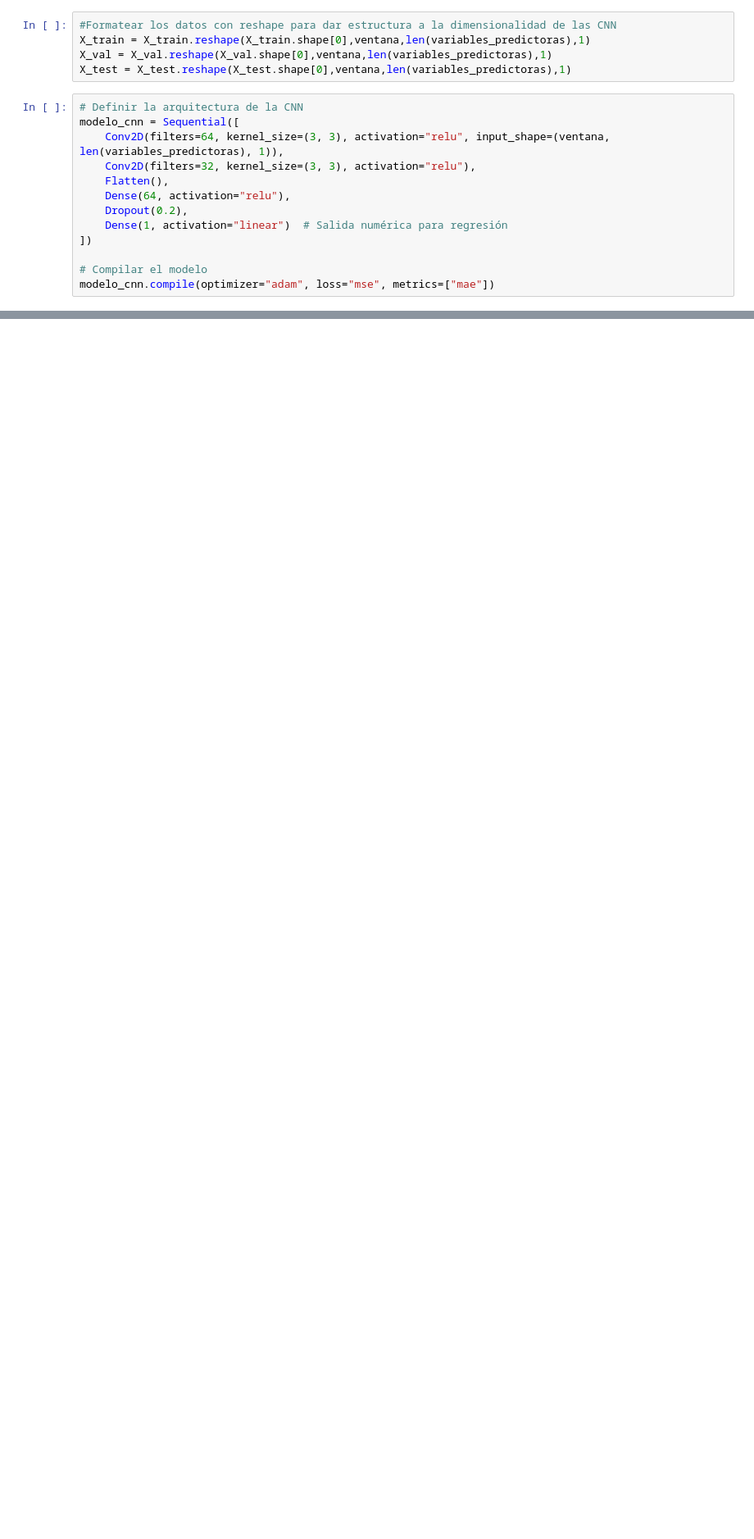
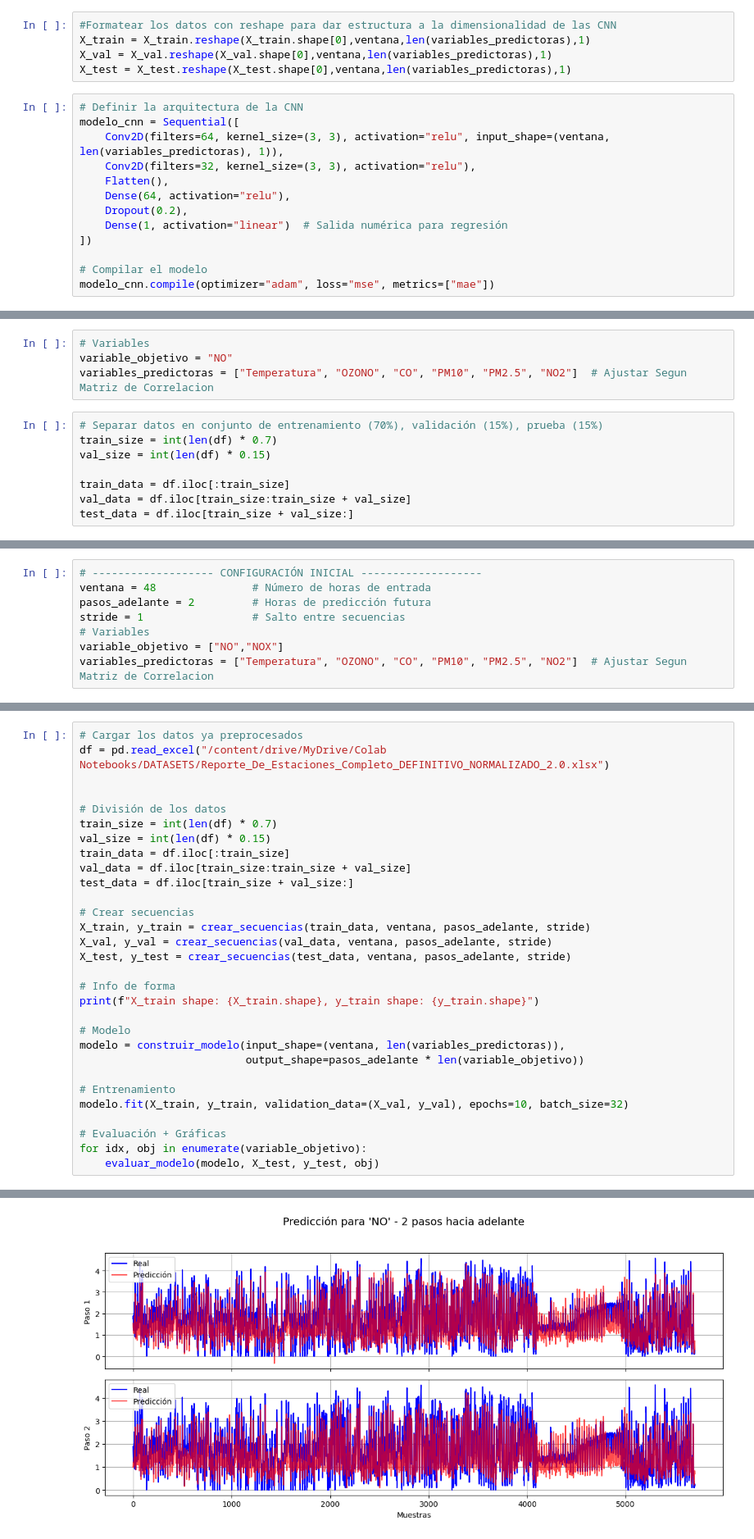
Before and after one commit to DYNAMO12345/ATmega328P-PU, a Jupyter notebook: Implementación_de_Redes_Neuronales_Artificiales_(RNA)_para_la_Predicción_de_Contaminación_del_Aire_1_0.ipynb, the cells around one changed output, grey strips where cells are left out. Shown at 82% size. Drawn from its saved outputs; the diff is of its cells as text; blank space fills up the shorter version.

```diff
--- a/Implementación_de_Redes_Neuronales_Artificiales_(RNA)_para_la_Predicción_de_Contaminación_del_Aire_1_0.ipynb
+++ b/Implementación_de_Redes_Neuronales_Artificiales_(RNA)_para_la_Predicción_de_Contaminación_del_Aire_1_0.ipynb
@@ -1049,0 +1130,12 @@ MSE: 0.36, MAE: 0.48
+# %%
+# Variables
+variable_objetivo = "NO"
+variables_predictoras = ["Temperatura", "OZONO", "CO", "PM10", "PM2.5", "NO2"]  # Ajustar Segun Matriz de Correlacion
+# %%
+# Separar datos en conjunto de entrenamiento (70%), validación (15%), prueba (15%)
+train_size = int(len(df) * 0.7)
+val_size = int(len(df) * 0.15)
+
+train_data = df.iloc[:train_size]
+val_data = df.iloc[train_size:train_size + val_size]
+test_data = df.iloc[train_size + val_size:]
@@ -1049,0 +1219,8 @@ MSE: 0.36, MAE: 0.48
+# %%
+# ------------------- CONFIGURACIÓN INICIAL -------------------
+ventana = 48               # Número de horas de entrada
+pasos_adelante = 2         # Horas de predicción futura
+stride = 1                 # Salto entre secuencias
+# Variables
+variable_objetivo = ["NO","NOX"]
+variables_predictoras = ["Temperatura", "OZONO", "CO", "PM10", "PM2.5", "NO2"]  # Ajustar Segun Matriz de Correlacion
@@ -1049,0 +1272,31 @@ MSE: 0.36, MAE: 0.48
+# %%
+# Cargar los datos ya preprocesados
+df = pd.read_excel("/content/drive/MyDrive/Colab Notebooks/DATASETS/Reporte_De_Estaciones_Completo_DEFINITIVO_NORMALIZADO_2.0.xlsx")
+
+
+# División de los datos
+train_size = int(len(df) * 0.7)
+val_size = int(len(df) * 0.15)
+train_data = df.iloc[:train_size]
+val_data = df.iloc[train_size:train_size + val_size]
+test_data = df.iloc[train_size + val_size:]
+
+# Crear secuencias
+X_train, y_train = crear_secuencias(train_data, ventana, pasos_adelante, stride)
+X_val, y_val = crear_secuencias(val_data, ventana, pasos_adelante, stride)
+X_test, y_test = crear_secuencias(test_data, ventana, pasos_adelante, stride)
+
+# Info de forma
+print(f"X_train shape: {X_train.shape}, y_train shape: {y_train.shape}")
+
+# Modelo
+modelo = construir_modelo(input_shape=(ventana, len(variables_predictoras)),
+                          output_shape=pasos_adelante * len(variable_objetivo))
+
+# Entrenamiento
+modelo.fit(X_train, y_train, validation_data=(X_val, y_val), epochs=10, batch_size=32)
+
+# Evaluación + Gráficas
+for idx, obj in enumerate(variable_objetivo):
+    evaluar_modelo(modelo, X_test, y_test, obj)
+# %% [output]
@@ -1049,0 +1325 @@ MSE: 0.36, MAE: 0.48
+[figure, added]
```
Also changed, not shown: parts of 44 cells of this notebook.
